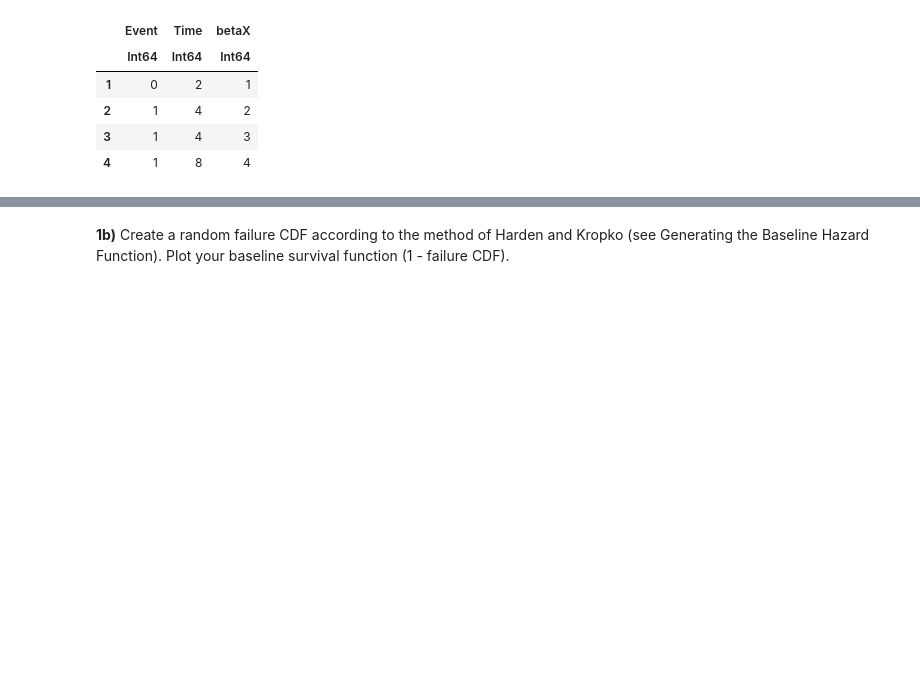
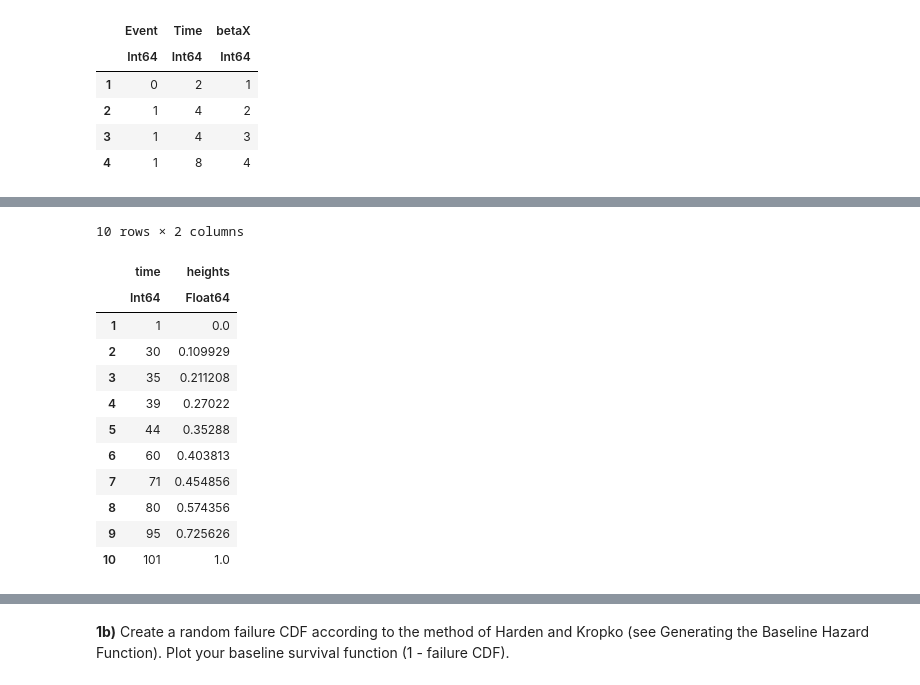
Before and after one commit to fmwestby/SP-INF, a Jupyter notebook: cox_regression/assignment_CoxRegression.ipynb, the cells around one changed output, grey strips where cells are left out. Drawn from its saved outputs; the diff is of its cells as text; code cells hidden in the pictures; blank space fills up the shorter version.

```diff
--- a/cox_regression/assignment_CoxRegression.ipynb
+++ b/cox_regression/assignment_CoxRegression.ipynb
@@ -47,0 +112,19 @@ df = DataFrame(
+# %%
+using DataFrames
+
+tk = DataFrame(time = k, heights = heights)
+#tk[:, :heights]
+# %% [output]
+10 rows × 2 columns
+|  | time | heights |
+|  | Int64 | Float64 |
+| 1 | 1 | 0.0 |
+| 2 | 30 | 0.109929 |
+| 3 | 35 | 0.211208 |
+| 4 | 39 | 0.27022 |
+| 5 | 44 | 0.35288 |
+| 6 | 60 | 0.403813 |
+| 7 | 71 | 0.454856 |
+| 8 | 80 | 0.574356 |
+| 9 | 95 | 0.725626 |
+| 10 | 101 | 1.0 |
```
Also changed, not shown: parts of 10 cells of this notebook.
